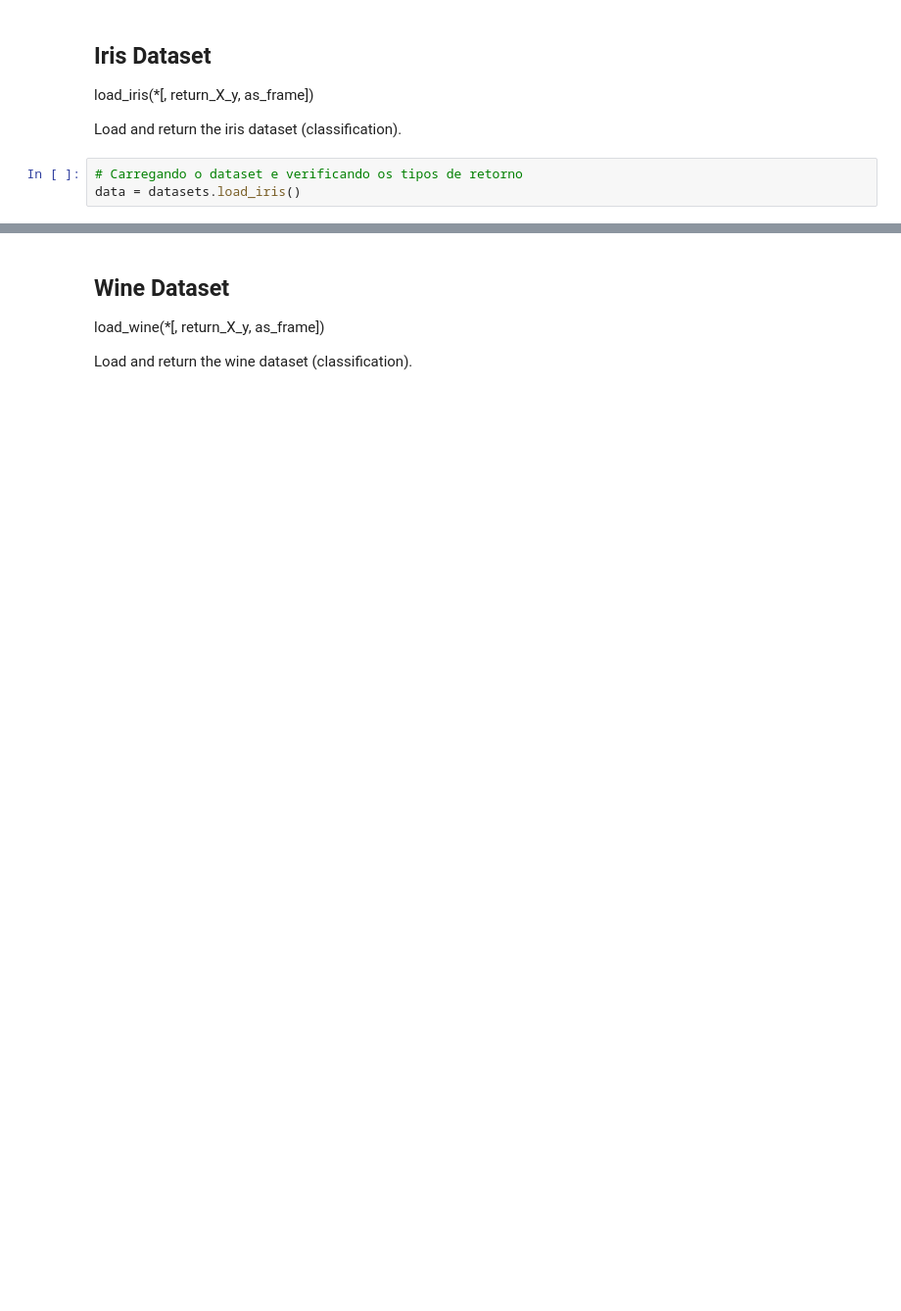
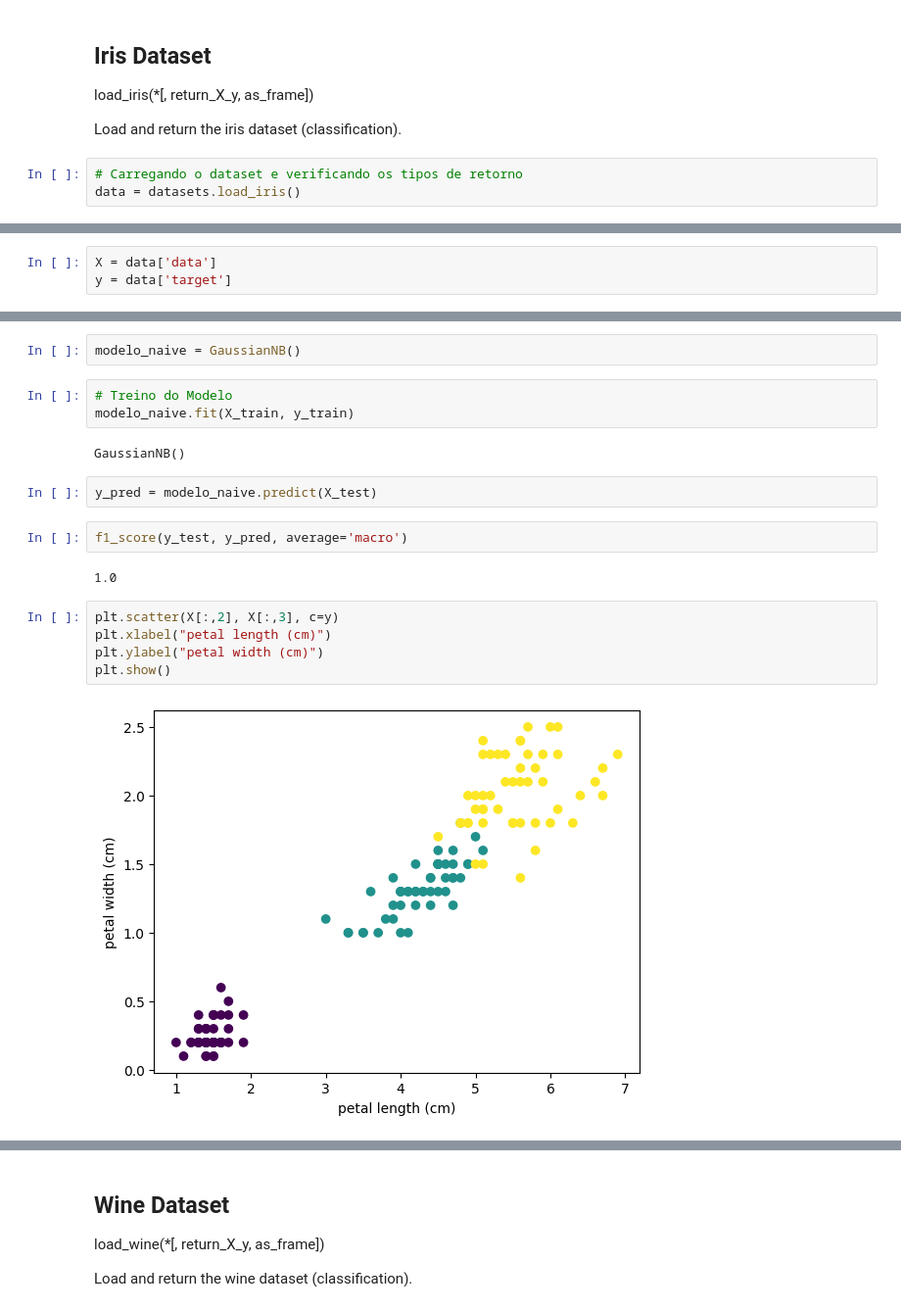
Before and after one commit to viktoruebelhart/pos_facens, a Jupyter notebook: Intro_AI_Supervisionado.ipynb, the cells around one changed output, grey strips where cells are left out. Shown at 98% size. Saved outputs shown, nothing was run; the diff lists cells and outputs as text; blank space fills up the shorter version.

```diff
--- a/Intro_AI_Supervisionado.ipynb
+++ b/Intro_AI_Supervisionado.ipynb
@@ -298,0 +455,3 @@ data = datasets.load_iris()
+# %%
+X = data['data']
+y = data['target']
@@ -298,0 +483,20 @@ data = datasets.load_iris()
+# %%
+modelo_naive = GaussianNB()
+# %%
+# Treino do Modelo
+modelo_naive.fit(X_train, y_train)
+# %% [output]
+GaussianNB()
+# %%
+y_pred = modelo_naive.predict(X_test)
+# %%
+f1_score(y_test, y_pred, average='macro')
+# %% [output]
+1.0
+# %%
+plt.scatter(X[:,2], X[:,3], c=y)
+plt.xlabel("petal length (cm)")
+plt.ylabel("petal width (cm)")
+plt.show()
+# %% [output]
+[figure, added]
```
Also changed, not shown: parts of 44 cells of this notebook.
